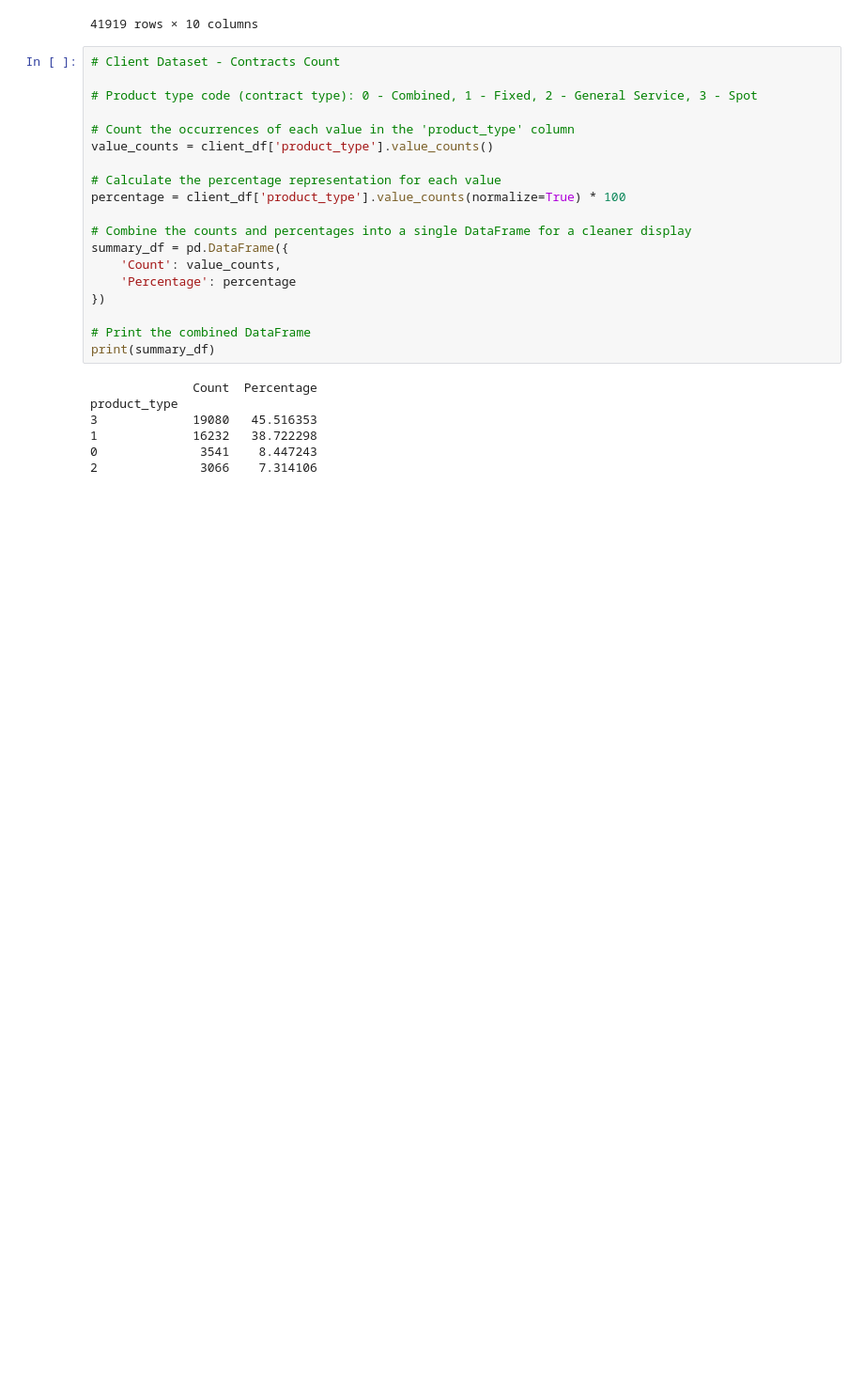
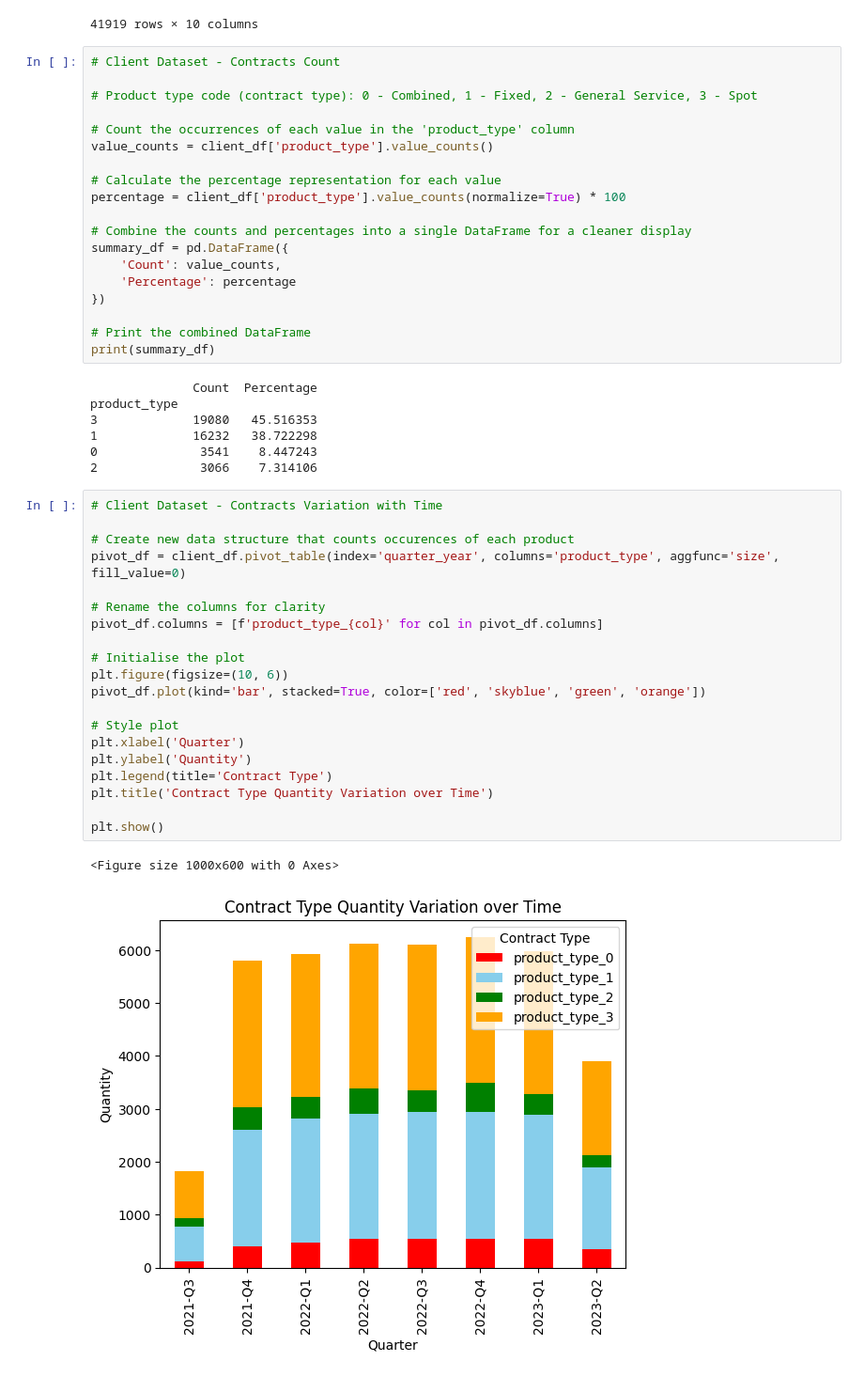
Before and after one commit to CloudforestTechnologies/crimson-hornbill, a Jupyter notebook: notebooks/1_0_pm_eda.ipynb, the cells around one changed output. Shown at 94% size. Drawn from its saved outputs; the diff is of its cells as text; blank space fills up the shorter version.

Commit message:
Added visualisation of contracts variation with time.

```diff
--- a/notebooks/1_0_pm_eda.ipynb
+++ b/notebooks/1_0_pm_eda.ipynb
@@ -368,3 +368,26 @@ product_type
 1             16232   38.722298
 0              3541    8.447243
 2              3066    7.314106
+# %%
+# Client Dataset - Contracts Variation with Time
+
+# Create new data structure that counts occurences of each product
+pivot_df = client_df.pivot_table(index='quarter_year', columns='product_type', aggfunc='size', fill_value=0)
+
+# Rename the columns for clarity
+pivot_df.columns = [f'product_type_{col}' for col in pivot_df.columns]
+
+# Initialise the plot
+plt.figure(figsize=(10, 6))
+pivot_df.plot(kind='bar', stacked=True, color=['red', 'skyblue', 'green', 'orange'])
+
+# Style plot
+plt.xlabel('Quarter')
+plt.ylabel('Quantity')
+plt.legend(title='Contract Type')
+plt.title('Contract Type Quantity Variation over Time')
+
+plt.show()
+# %% [output]
+<Figure size 1000x600 with 0 Axes>
+[figure, added]
```
